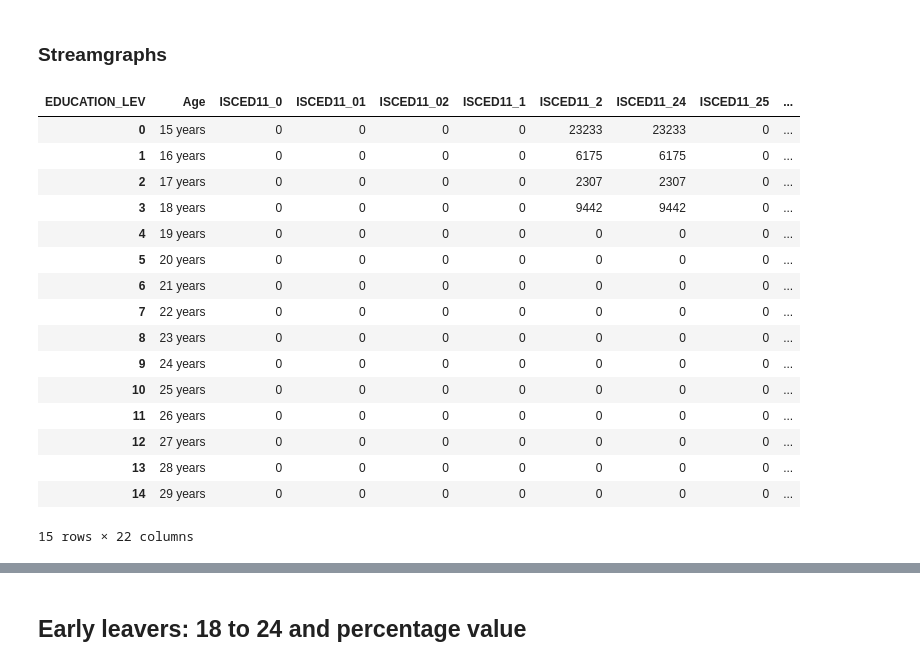
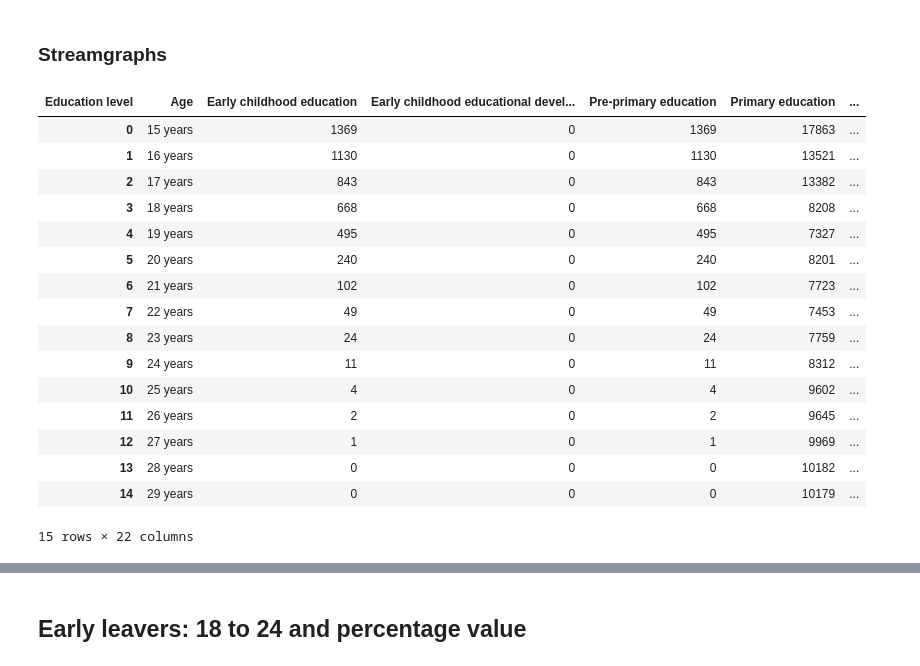
Before and after one commit to VittorioBartolomeoSecondin/DVISProject-CAValli_Team, a Jupyter notebook: Preprocessing_story2.ipynb, the cells around one changed output, grey strips where cells are left out. Drawn from its saved outputs; the diff is of its cells as text; code cells hidden in the pictures.

```diff
--- a/Preprocessing_story2.ipynb
+++ b/Preprocessing_story2.ipynb
@@ -501,45 +492,32 @@ for country in enrolment_final['Country'].unique():
-# %%
-enrolment_total = {}
-
-for year in years:
-
-    total_df = pd.DataFrame(index = enrolment_country[next(iter(enrolment_country))][f'enrolment{year}']['Age'].unique()) ### We initialize an empty dataframe for the total values for the current year
-
-    # Iterate over the countries and sum values for each cell
-    for country in enrolment_country:
-        df = enrolment_country[country][f'enrolment{year}']
-        total_df[country] = df.set_index('Age').sum(axis=1)
-
-    # Store the total dataframe for the current year in the dictionary
-    enrolment_total[f'enrolment{year}'] = total_df.reset_index()
-
-    # Optionally, save the total dataframe to a CSV file
-    total_df.to_csv(f'enrolment_total_{year}.csv', index=False)
-
-# Initialize an empty dataframe for the mean values across the years
-enrolment_all = pd.DataFrame(index=enrolment_total[next(iter(enrolment_total))]['Age'])
-
-# Iterate over the years and calculate the mean values for each cell
-for year in enrolment_total:
-    enrolment_all[f'enrolment{year}'] = enrolment_total[year].set_index('Age').mean(axis=1)
-
-# Optionally, save the mean dataframe to a CSV file
-enrolment_all.to_csv('enrolment_all.csv', index=False)
-# %% [output]
-| EDUCATION_LEV | Age | ISCED11_0 | ISCED11_01 | ISCED11_02 | ISCED11_1 | ISCED11_2 | ISCED11_24 | ISCED11_25 | ... |
-| 0 | 15 years | 0 | 0 | 0 | 0 | 23233 | 23233 | 0 | ... |
-| 1 | 16 years | 0 | 0 | 0 | 0 | 6175 | 6175 | 0 | ... |
-| 2 | 17 years | 0 | 0 | 0 | 0 | 2307 | 2307 | 0 | ... |
-| 3 | 18 years | 0 | 0 | 0 | 0 | 9442 | 9442 | 0 | ... |
-| 4 | 19 years | 0 | 0 | 0 | 0 | 0 | 0 | 0 | ... |
-| 5 | 20 years | 0 | 0 | 0 | 0 | 0 | 0 | 0 | ... |
-| 6 | 21 years | 0 | 0 | 0 | 0 | 0 | 0 | 0 | ... |
-| 7 | 22 years | 0 | 0 | 0 | 0 | 0 | 0 | 0 | ... |
-| 8 | 23 years | 0 | 0 | 0 | 0 | 0 | 0 | 0 | ... |
-| 9 | 24 years | 0 | 0 | 0 | 0 | 0 | 0 | 0 | ... |
-| 10 | 25 years | 0 | 0 | 0 | 0 | 0 | 0 | 0 | ... |
-| 11 | 26 years | 0 | 0 | 0 | 0 | 0 | 0 | 0 | ... |
-| 12 | 27 years | 0 | 0 | 0 | 0 | 0 | 0 | 0 | ... |
-| 13 | 28 years | 0 | 0 | 0 | 0 | 0 | 0 | 0 | ... |
-| 14 | 29 years | 0 | 0 | 0 | 0 | 0 | 0 | 0 | ... |
-15 rows × 22 columns
+# %%
+for year in years:
+    keys_with_same_year = [key for key in streamgraph_dataframes.keys() if key.endswith(str(year))]
+    concatenated_dataframe = pd.concat([streamgraph_dataframes[key] for key in keys_with_same_year])
+    sum_dataframe = concatenated_dataframe.groupby('Age').sum(numeric_only = True)
+    sum_dataframe = sum_dataframe.reset_index() ### We reset the index to make 'Age' a regular column
+    streamgraph_dataframes[f'enrolment_{year}_all'] = sum_dataframe.copy()
+
+keys_with_all = [key for key in streamgraph_dataframes.keys() if key.endswith('all')]
+concatenated_dataframe = pd.concat([streamgraph_dataframes[key] for key in keys_with_all])
+streamgraph_dataframes['enrolment_all'] = concatenated_dataframe.groupby('Age').mean().round(0).astype(int)
+streamgraph_dataframes['enrolment_all'] = streamgraph_dataframes['enrolment_all'].reset_index()
+# %%
+streamgraph_dataframes['enrolment_all']
+# %% [output]
+| Education level | Age | Early childhood education | Early childhood educational devel... | Pre-primary education | Primary education | ... |
+| 0 | 15 years | 1369 | 0 | 1369 | 17863 | ... |
+| 1 | 16 years | 1130 | 0 | 1130 | 13521 | ... |
+| 2 | 17 years | 843 | 0 | 843 | 13382 | ... |
+| 3 | 18 years | 668 | 0 | 668 | 8208 | ... |
+| 4 | 19 years | 495 | 0 | 495 | 7327 | ... |
+| 5 | 20 years | 240 | 0 | 240 | 8201 | ... |
+| 6 | 21 years | 102 | 0 | 102 | 7723 | ... |
+| 7 | 22 years | 49 | 0 | 49 | 7453 | ... |
+| 8 | 23 years | 24 | 0 | 24 | 7759 | ... |
+| 9 | 24 years | 11 | 0 | 11 | 8312 | ... |
+| 10 | 25 years | 4 | 0 | 4 | 9602 | ... |
+| 11 | 26 years | 2 | 0 | 2 | 9645 | ... |
+| 12 | 27 years | 1 | 0 | 1 | 9969 | ... |
+| 13 | 28 years | 0 | 0 | 0 | 10182 | ... |
+| 14 | 29 years | 0 | 0 | 0 | 10179 | ... |
+15 rows × 22 columns
```
Also changed, not shown: parts of 7 cells of this notebook.
